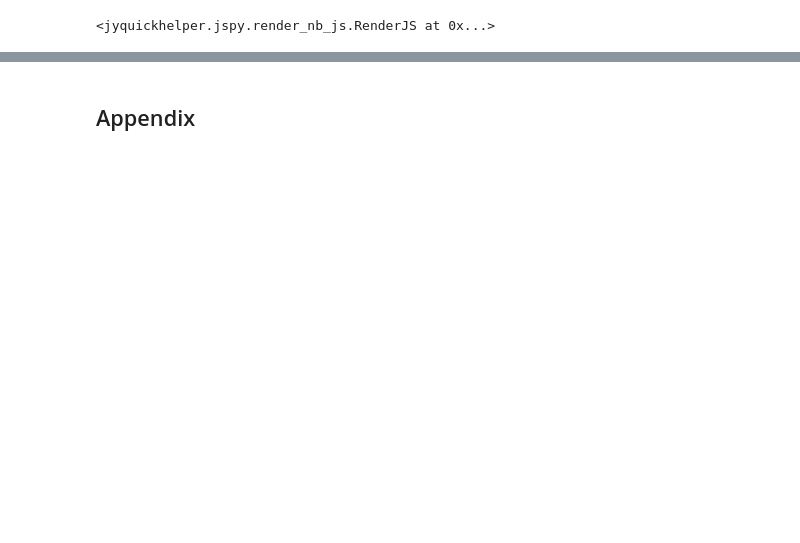
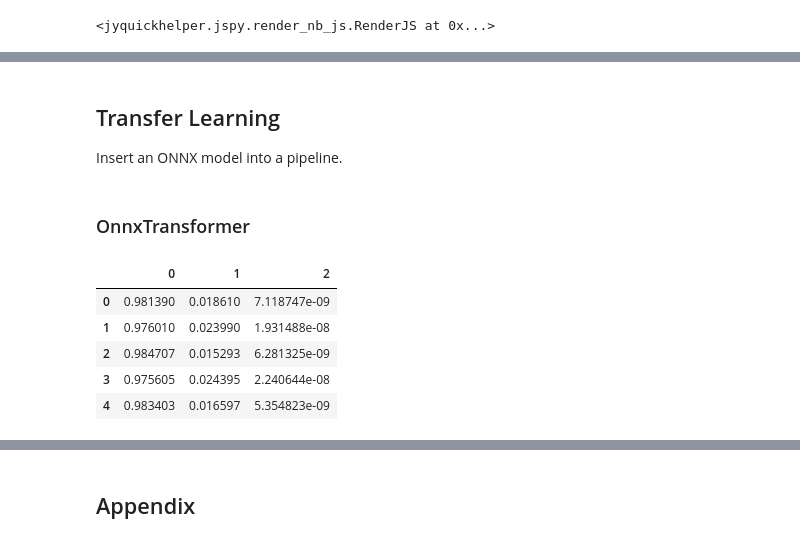
Before and after one commit to sdpython/jupytalk, a Jupyter notebook: _doc/notebooks/2019/sklearn/onnx_sklearn_consortium.ipynb, the cells around one changed output, grey strips where cells are left out. Cells and saved outputs as stored; diff of their text form; code cells hidden in the pictures; blank space fills up the shorter version.

```diff
--- a/_doc/notebooks/2019/sklearn/onnx_sklearn_consortium.ipynb
+++ b/_doc/notebooks/2019/sklearn/onnx_sklearn_consortium.ipynb
@@ -348,0 +359,6 @@ jr
+# %% [markdown]
+## Transfer Learning
+
+Insert an ONNX model into a pipeline.
+# %% [markdown]
+### OnnxTransformer
@@ -348,0 +370,12 @@ jr
+# %%
+from skonnxrt.sklapi import OnnxTransformer
+tr = OnnxTransformer(model_onnx.SerializeToString(), output_name="output_probability")
+tr.fit()
+tr.transform(X)[:5]
+# %% [output]
+|  | 0 | 1 | 2 |
+| 0 | 0.981390 | 0.018610 | 7.118747e-09 |
+| 1 | 0.976010 | 0.023990 | 1.931488e-08 |
+| 2 | 0.984707 | 0.015293 | 6.281325e-09 |
+| 3 | 0.975605 | 0.024395 | 2.240644e-08 |
+| 4 | 0.983403 | 0.016597 | 5.354823e-09 |
```
Also changed, not shown: parts of 75 cells of this notebook, 8 other files.
